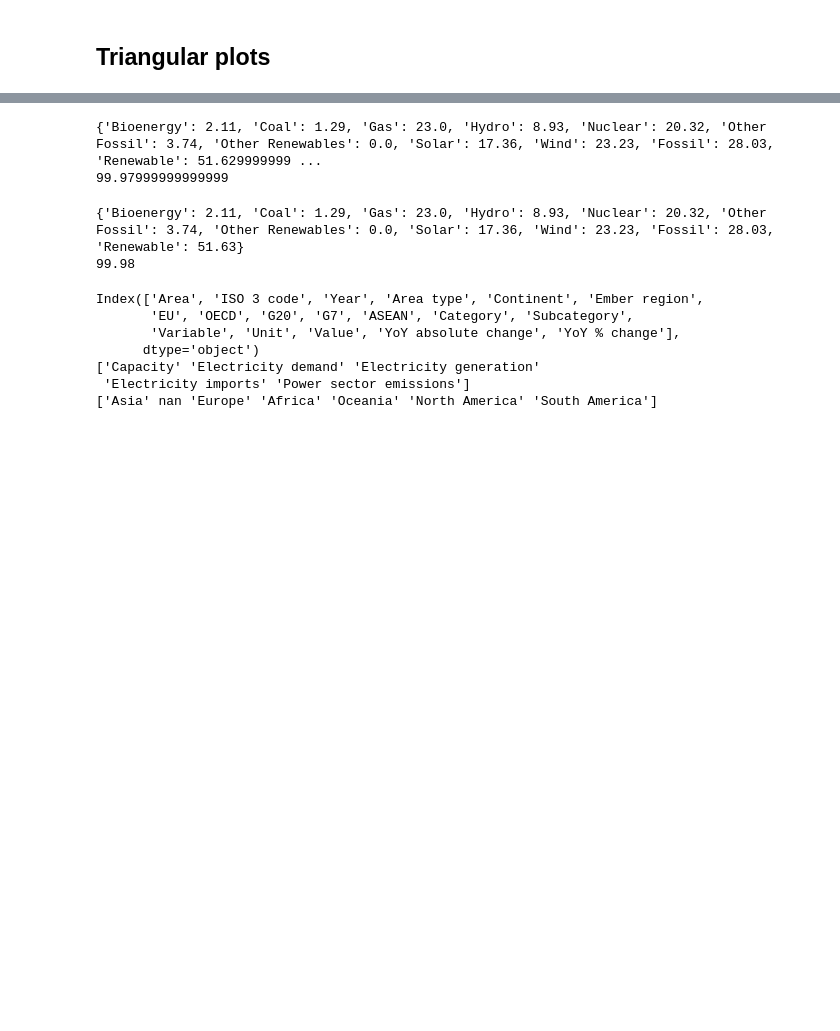
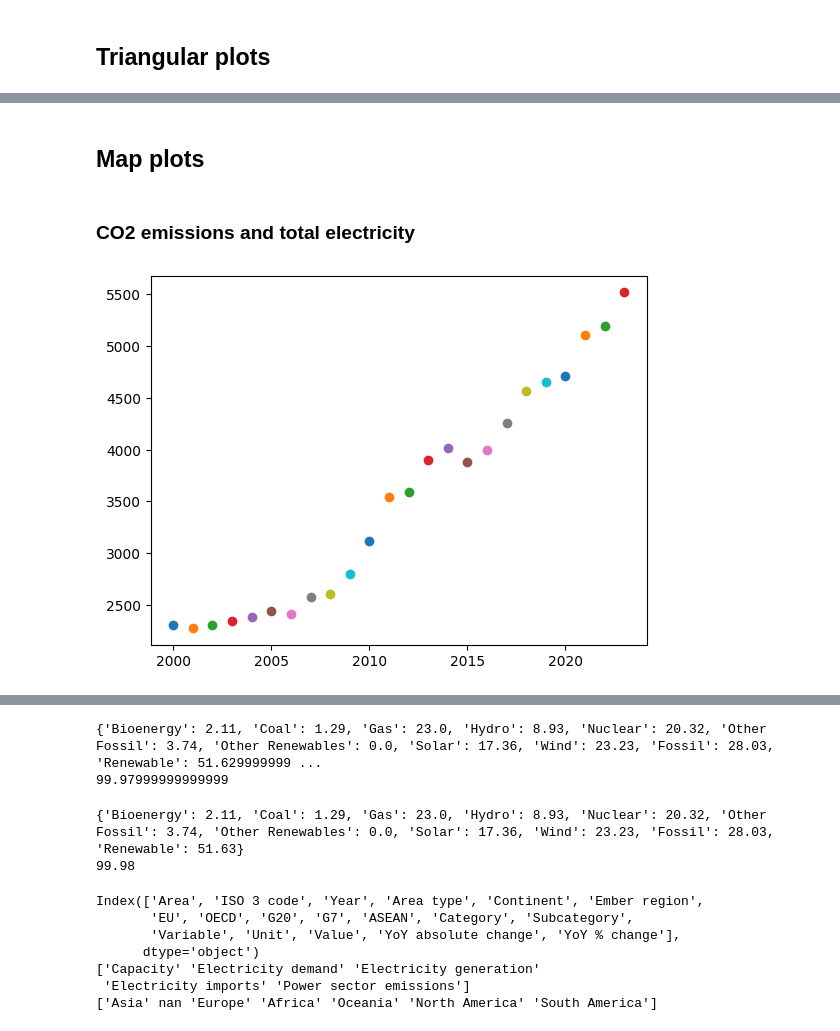
Before and after one commit to raulgarciadiez/energy_maps, a Jupyter notebook: color_code.ipynb, the cells around one changed output, grey strips where cells are left out. Saved outputs shown, nothing was run; the diff lists cells and outputs as text; code cells hidden in the pictures; blank space fills up the shorter version.

```diff
--- a/color_code.ipynb
+++ b/color_code.ipynb
@@ -335,0 +377,11 @@ plt.show()
+# %% [markdown]
+## Map plots
+# %% [markdown]
+### CO2 emissions and total electricity
+# %%
+Year =2020
+for Year in range(2000,2024):
+    #plt.scatter(range(len(year_results[Year])),sorted([data.get("Total emissions", 0) for data in year_results[Year].values()]))
+    plt.scatter(Year,max([data.get("Total emissions", 0) for data in year_results[Year].values()]))
+# %% [output]
+[figure, added]
```
Also changed, not shown: parts of 8 cells of this notebook.
